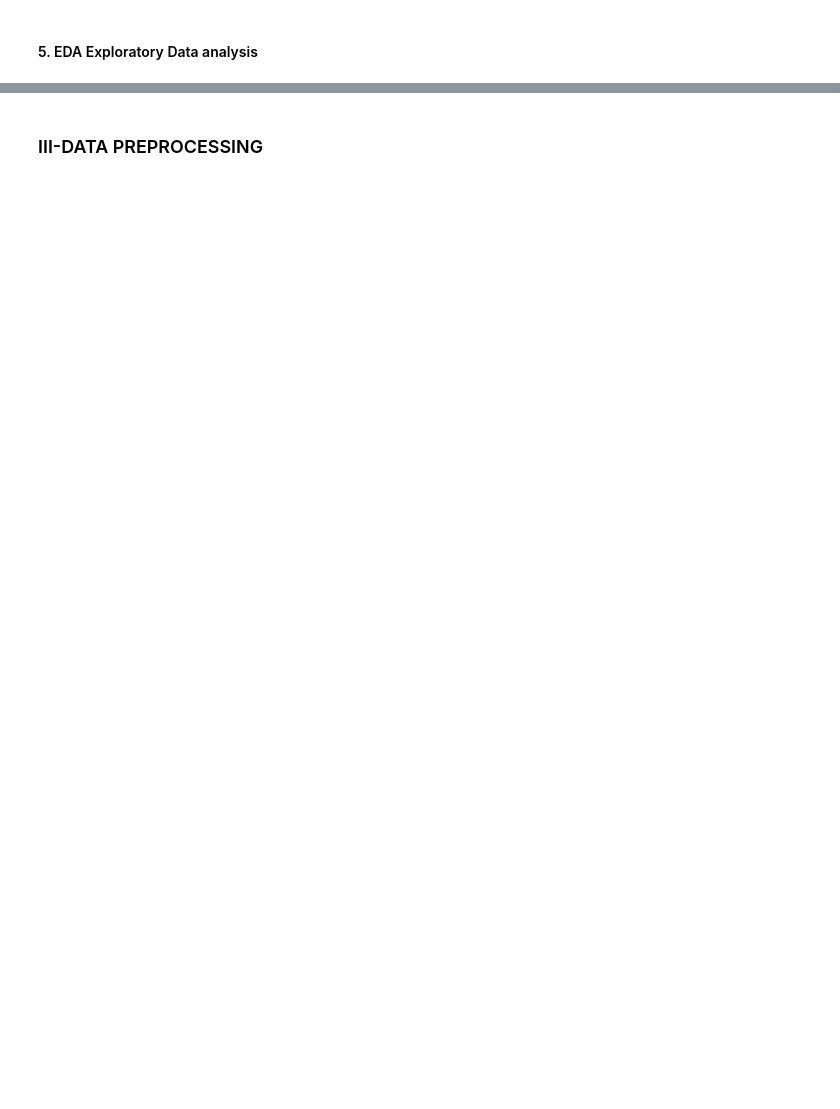
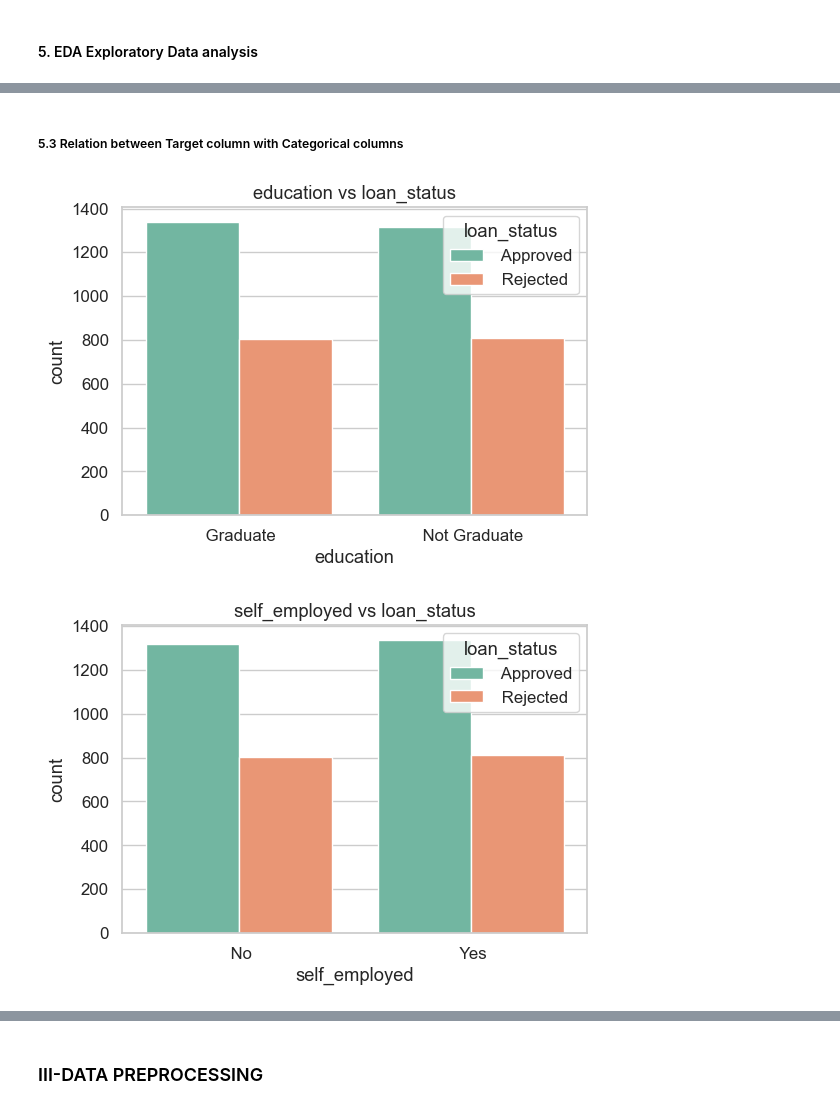
Before and after one commit to zouharidyaeerrahmane/Loan_Approval_Model, a Jupyter notebook: Data_approach/Model-Implimentation.ipynb, the cells around one changed output, grey strips where cells are left out. Drawn from its saved outputs; the diff is of its cells as text; code cells hidden in the pictures; blank space fills up the shorter version.

```diff
--- a/Data_approach/Model-Implimentation.ipynb
+++ b/Data_approach/Model-Implimentation.ipynb
@@ -268,0 +393,17 @@ i have included this section in the Data understanding for mieux visualize the d
+# %% [markdown]
+<h5> 5.3 Relation between Target column with Categorical columns  </h5>
+# %%
+Df.columns = Df.columns.str.strip()
+
+target = "loan_status"
+
+# Categorical
+categorical = ["education", "self_employed", "no_of_dependents"]
+for col in categorical:
+    plt.figure(figsize=(6,4))
+    sns.countplot(x=col, hue=target, data=Df, palette="Set2")
+    plt.title(f"{col} vs {target}")
+    plt.show()
+# %% [output]
+[figure, added]
+[figure, added]
```
Also changed, not shown: parts of 36 cells of this notebook.
